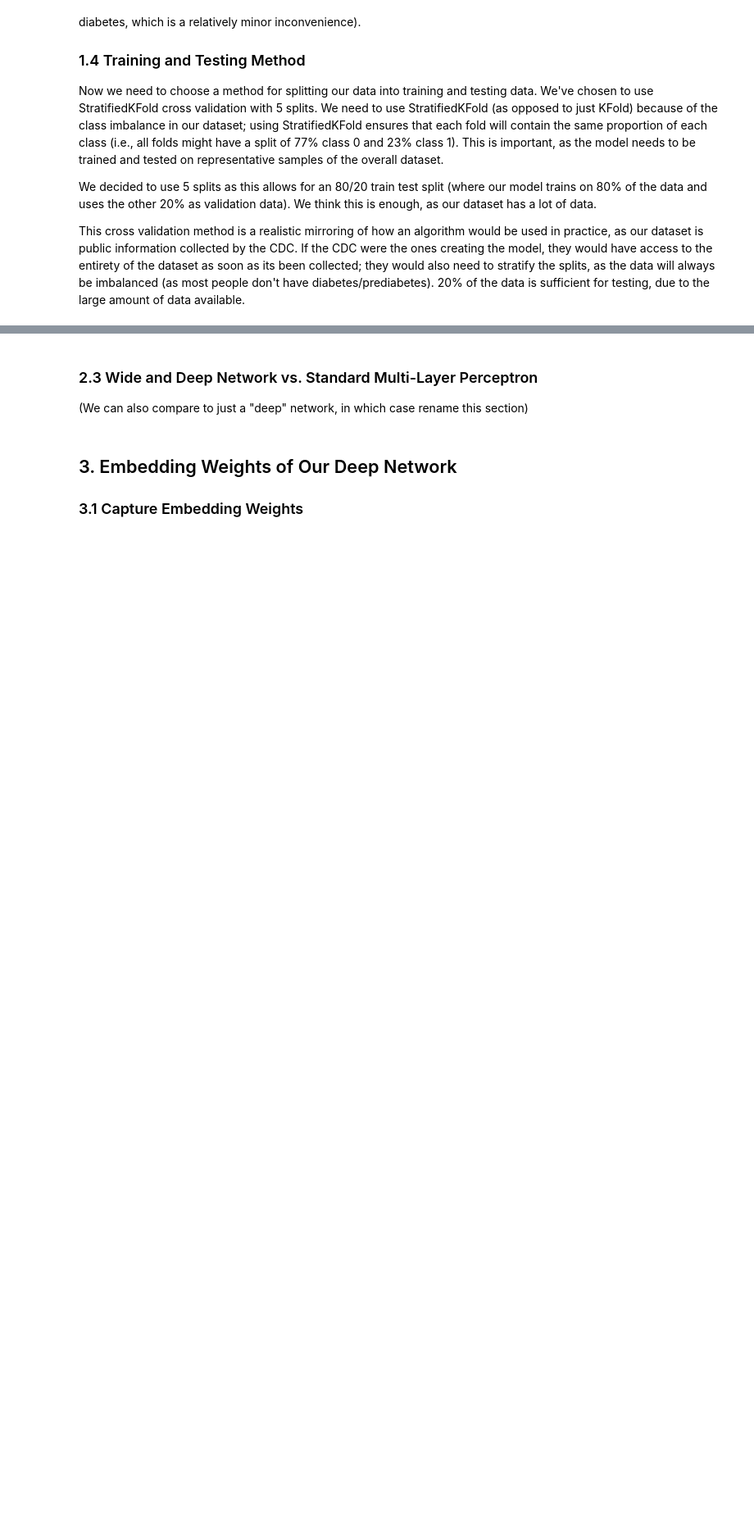
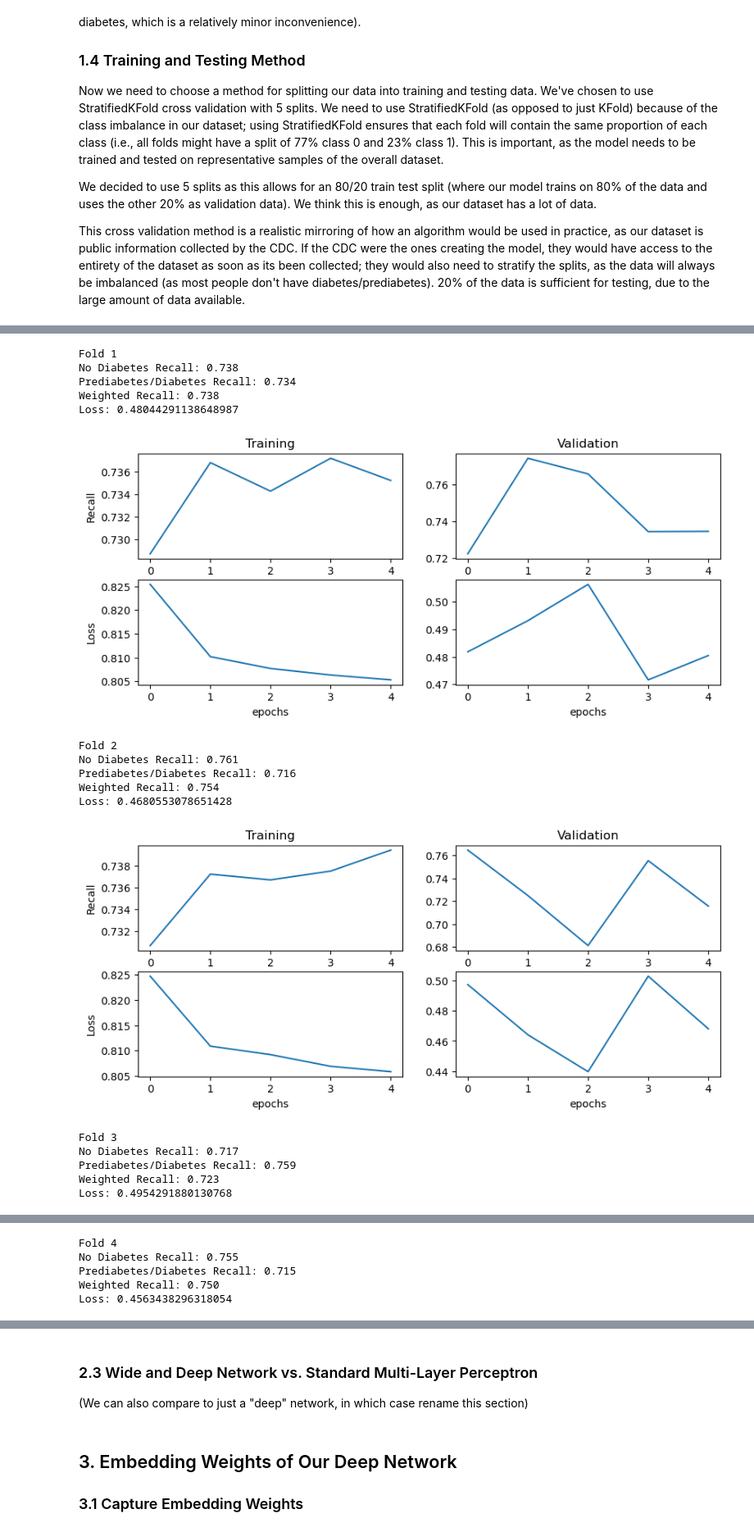
Before and after one commit to Mikecamdo/MachineLearning, a Jupyter notebook: Lab 5/WideAndDeepNetworks.ipynb, the cells around one changed output, grey strips where cells are left out. Shown at 82% size. Drawn from its saved outputs; the diff is of its cells as text; code cells hidden in the pictures; blank space fills up the shorter version.

```diff
--- a/Lab 5/WideAndDeepNetworks.ipynb
+++ b/Lab 5/WideAndDeepNetworks.ipynb
@@ -455,0 +677,20 @@ Average Recall: 0.7357221696625671
+# %%
+get_recall(X, y, wide_and_deep_model_3)
+# %% [output]
+Fold 1
+No Diabetes Recall: 0.738
+Prediabetes/Diabetes Recall: 0.734
+Weighted Recall: 0.738
+Loss: 0.48044291138648987
+[figure, added]
+Fold 2
+No Diabetes Recall: 0.761
+Prediabetes/Diabetes Recall: 0.716
+Weighted Recall: 0.754
+Loss: 0.4680553078651428
+[figure, added]
+Fold 3
+No Diabetes Recall: 0.717
+Prediabetes/Diabetes Recall: 0.759
+Weighted Recall: 0.723
+Loss: 0.4954291880130768
@@ -455,0 +698,5 @@ Average Recall: 0.7357221696625671
+Fold 4
+No Diabetes Recall: 0.755
+Prediabetes/Diabetes Recall: 0.715
+Weighted Recall: 0.750
+Loss: 0.4563438296318054
```
Also changed, not shown: parts of 13 cells of this notebook.
